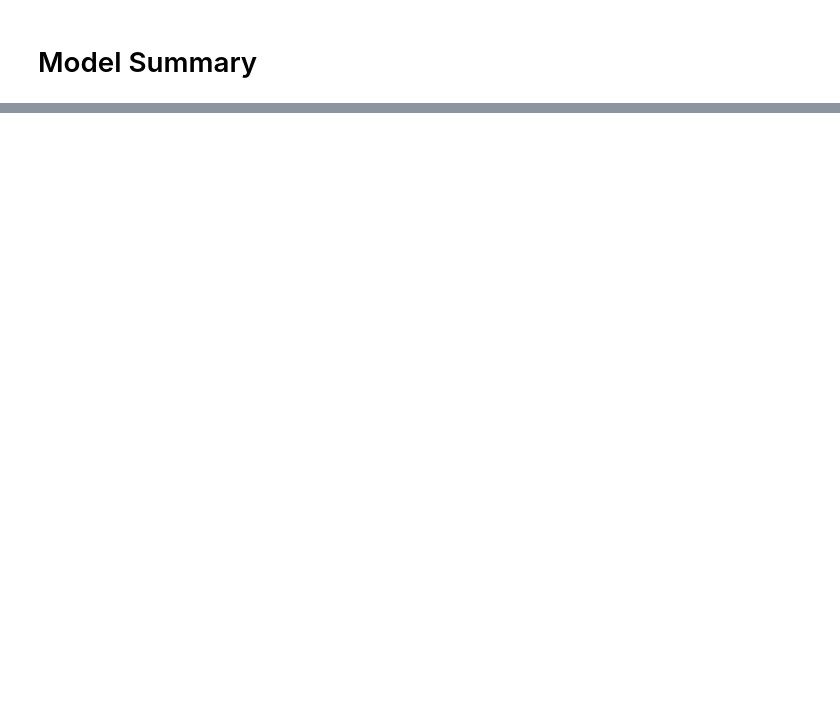
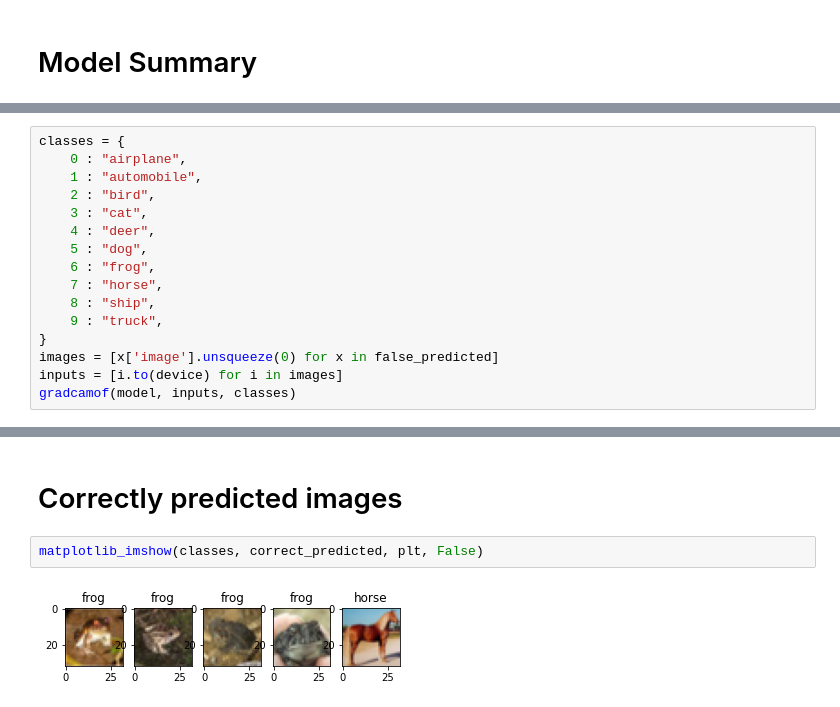
Before and after one commit to futartup/S8-S9-assignment, a Jupyter notebook: main.ipynb, the cells around one changed output, grey strips where cells are left out. Drawn from its saved outputs; the diff is of its cells as text; blank space fills up the shorter version.

```diff
--- a/main.ipynb
+++ b/main.ipynb
@@ -139,0 +153,16 @@ epoch no:  11
+# %%
+classes = {
+    0 : "airplane",
+    1 : "automobile",
+    2 : "bird",
+    3 : "cat",
+    4 : "deer",
+    5 : "dog",
+    6 : "frog",
+    7 : "horse",
+    8 : "ship",
+    9 : "truck",
+}
+images = [x['image'].unsqueeze(0) for x in false_predicted]
+inputs = [i.to(device) for i in images]
+gradcamof(model, inputs, classes)
@@ -139,0 +180,6 @@ epoch no:  11
+# %% [markdown]
+# Correctly predicted images
+# %%
+matplotlib_imshow(classes, correct_predicted, plt, False)
+# %% [output]
+[figure, added]
```
Also changed, not shown: parts of 18 cells of this notebook.
